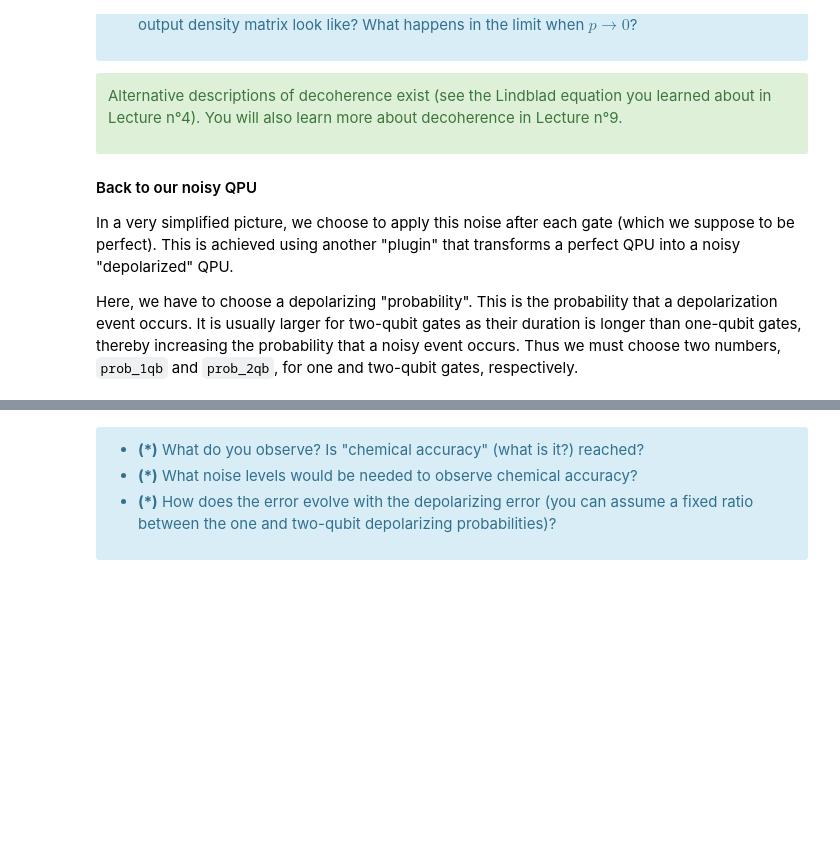
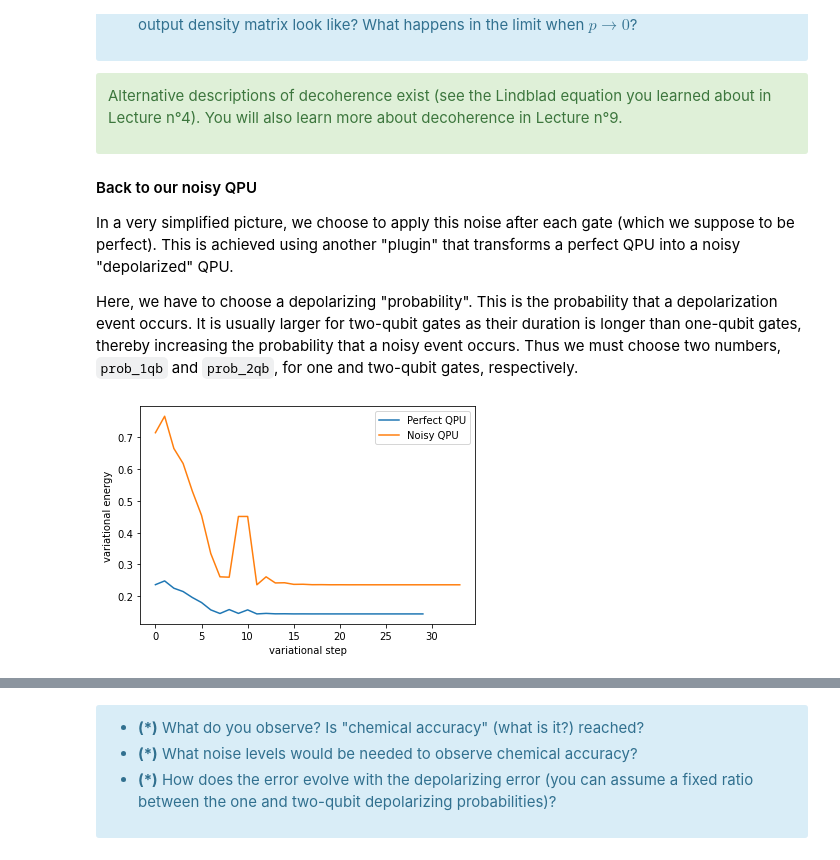
Before and after one commit to Adrien-Kahn/PHY580, a Jupyter notebook: dihydrogen-project.ipynb, the cells around one changed output, grey strips where cells are left out. Saved outputs shown, nothing was run; the diff lists cells and outputs as text; code cells hidden in the pictures; blank space fills up the shorter version.

```diff
--- a/dihydrogen-project.ipynb
+++ b/dihydrogen-project.ipynb
@@ -391,17 +428,29 @@ Here, we have to choose a depolarizing "probability". This is the probability th
 # %%
 from qat.qpus import PyLinalg
 from depolarizing_plugin_vec import DepolarizingPluginVec
 from qat.plugins import ScipyMinimizePlugin
 
 plugin = ScipyMinimizePlugin(method='Nelder-Mead')
 
 # we instantiate a plugin that turns a perfect qpu into a noisy qpu:
 depol = DepolarizingPluginVec(prob_1qb=0.005, prob_2qb=0.01)  # 0.005 corresponds to 0.5% probability
 qpu = PyLinalg()
 
 noisy_qpu = depol | qpu
 
 smart_noisy_qpu = plugin | noisy_qpu
 
-# perform variational computation for all distances
-# ...
+# perform variational computation for a single distance with both perfect and noisy qpu
+job = circ.to_job(observable = hamilt[0.2])
+perfect_result = smart_qpu.submit(job)
+noisy_result = smart_noisy_qpu.submit(job)
+
+# plot the variational energy as a function of the optimization step
+plt.plot(eval(perfect_result.meta_data["optimization_trace"]), label = 'Perfect QPU')
+plt.plot(eval(noisy_result.meta_data["optimization_trace"]), label = 'Noisy QPU')
+plt.ylabel("variational energy")
+plt.xlabel("variational step")
+plt.legend()
+print()
+# %% [output]
+[figure, added]
```
Also changed, not shown: parts of 16 cells of this notebook, 23 other files.
